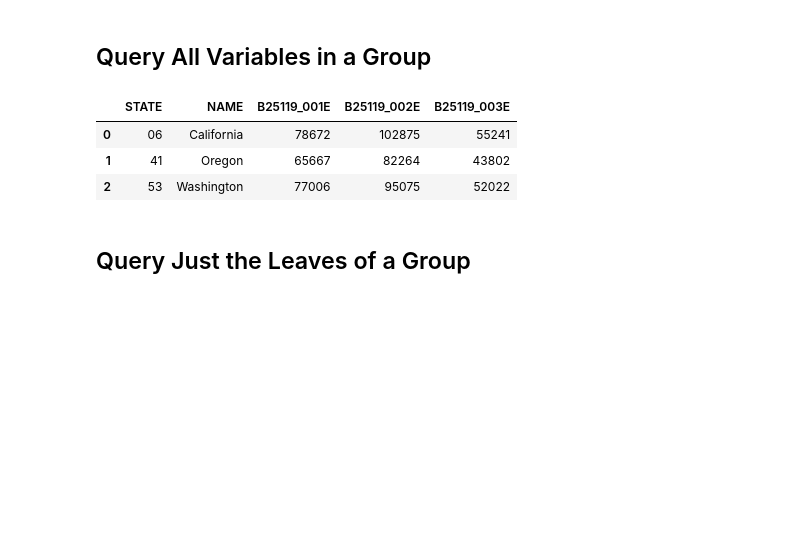
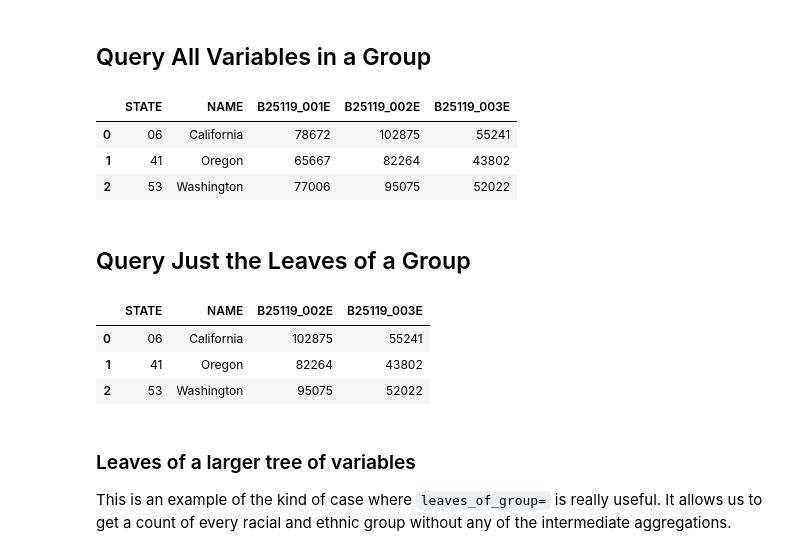
Before and after one commit to vengroff/censusdis-tutorial, a Jupyter notebook: Tutorial.ipynb, the cells around one changed output. Cells and saved outputs as stored; diff of their text form; code cells hidden in the pictures; blank space fills up the shorter version.

```diff
--- a/Tutorial.ipynb
+++ b/Tutorial.ipynb
@@ -909,5 +906,31 @@ df_west_coast_income_by_tenure
 | 2 | 53 | Washington | 77006 | 95075 | 52022 |
 # %% [markdown]
 ## Query Just the Leaves of a Group
+# %%
+df_west_coast_income_by_tenure_leaves = ced.download(
+    'acs/acs5',
+    2020,
+
+    # Only one explicitly specified variable.
+    ['NAME'],
+
+    # Get all the variables that are in this group
+    leaves_of_group="B25119",
+
+    state=[states.WA, states.OR, states.CA]
+)
+
+df_west_coast_income_by_tenure_leaves
+# %% [output]
+|  | STATE | NAME | B25119_002E | B25119_003E |
+| 0 | 06 | California | 102875 | 55241 |
+| 1 | 41 | Oregon | 82264 | 43802 |
+| 2 | 53 | Washington | 95075 | 52022 |
+# %% [markdown]
+### Leaves of a larger tree of variables
+
+This is an example of the kind of case where `leaves_of_group=`
+is really useful. It allows us to get a count of every racial
+and ethnic group without any of the intermediate aggregations.
 # %%
 df_west_coast_demographics = ced.download(
```
Also changed, not shown: parts of 16 cells of this notebook, 2 other files.
